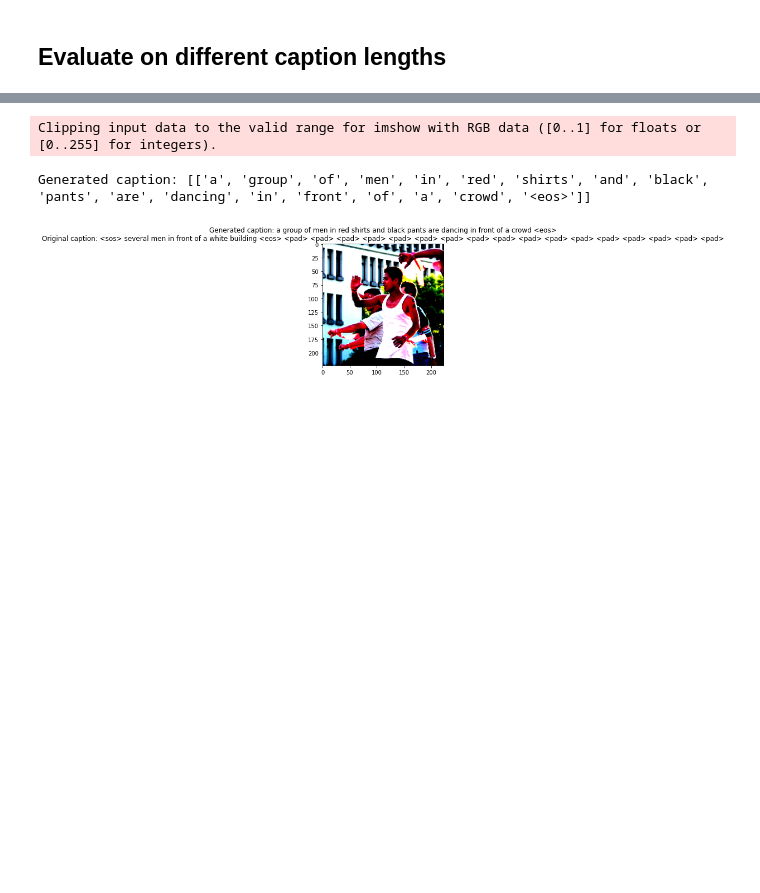
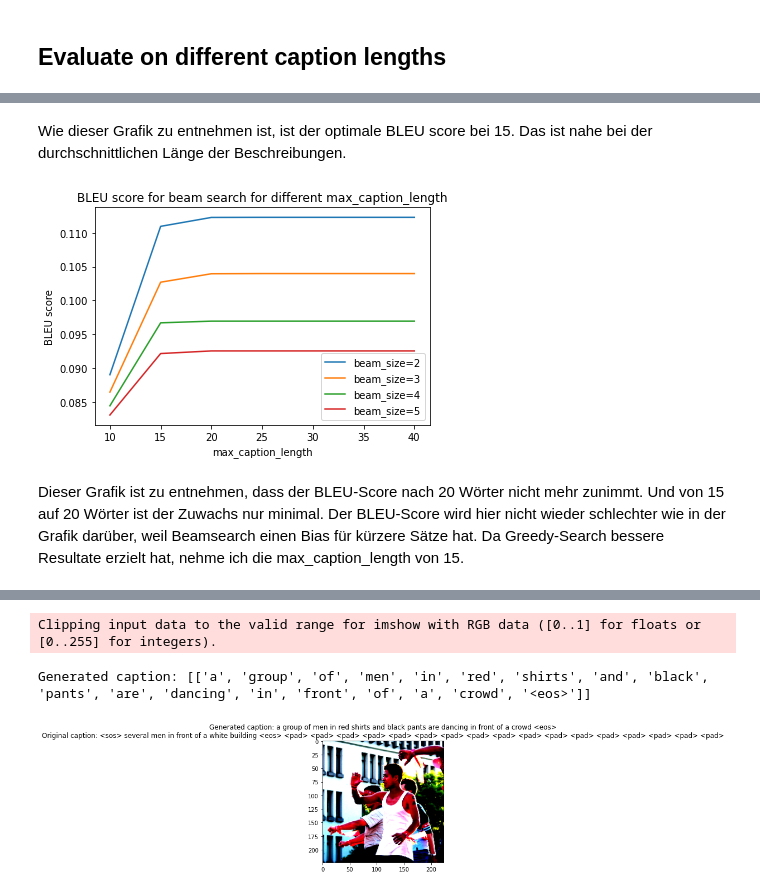
Before and after one commit to florinbarbisch/del, a Jupyter notebook: mc2.ipynb, the cells around one changed output, grey strips where cells are left out. Cells and saved outputs as stored; diff of their text form; code cells hidden in the pictures; blank space fills up the shorter version.

```diff
--- a/mc2.ipynb
+++ b/mc2.ipynb
@@ -797,0 +837,15 @@ _ is <class 'list'> and its value is [{'bleu_score_greedy': 0.053156327456235886
+# %% [markdown]
+Wie dieser Grafik zu entnehmen ist, ist der optimale BLEU score bei 15. Das ist nahe bei der durchschnittlichen Länge der Beschreibungen.
+# %%
+for k in [2, 3, 4, 5]:
+    df_beam = df_results[df_results['beam_size'] == k]
+    plt.plot(df_beam['max_caption_length'], df_beam['bleu_score_beam'], label=f"beam_size={k}")
+plt.legend()
+plt.xlabel("max_caption_length")
+plt.ylabel("BLEU score")
+plt.title("BLEU score for beam search for different max_caption_length")
+plt.show()
+# %% [output]
+[figure, added]
+# %% [markdown]
+Dieser Grafik ist zu entnehmen, dass der BLEU-Score nach 20 Wörter nicht mehr zunimmt. Und von 15 auf 20 Wörter ist der Zuwachs nur minimal. Der BLEU-Score wird hier nicht wieder schlechter wie in der Grafik darüber, weil Beamsearch einen Bias für kürzere Sätze hat. Da Greedy-Search bessere Resultate erzielt hat, nehme ich die max_caption_length von 15.
```
Also changed, not shown: parts of 49 cells of this notebook.
